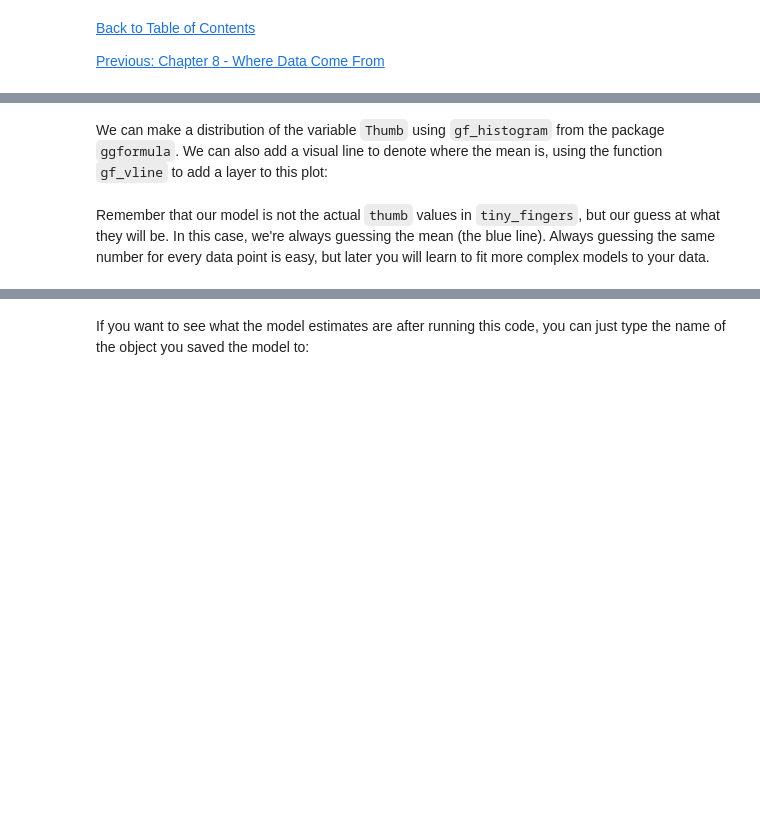
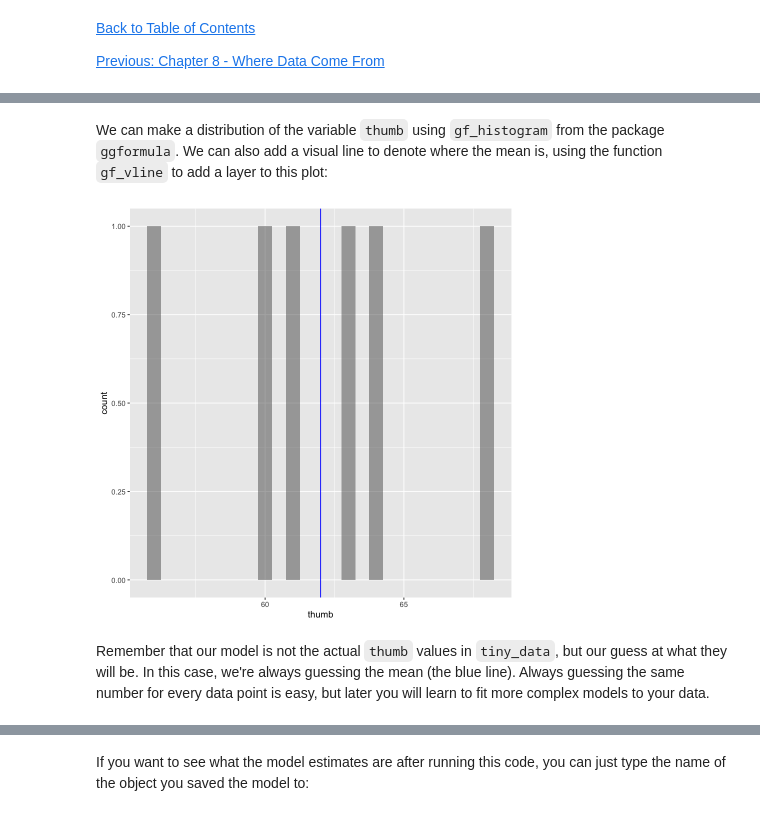
Before and after one commit to smburns47/Psyc158, a Jupyter notebook: chapter-9.ipynb, the cells around one changed output, grey strips where cells are left out. Cells and saved outputs as stored; diff of their text form; code cells hidden in the pictures; blank space fills up the shorter version.

````diff
--- a/chapter-9.ipynb
+++ b/chapter-9.ipynb
@@ -86,5 +132,5 @@ Let’s think this through in the context of students’ thumb lengths. We will
 student_ID <- c(1, 2, 3, 4, 5, 6)
 thumb <- c(56, 60, 61, 63, 64, 68)
 
-tiny_fingers <- data.frame(student_ID, thumb)
-tiny_fingers
+tiny_data <- data.frame(student_ID, thumb)
+tiny_data
@@ -91,8 +147,11 @@ tiny_fingers
 # %% [markdown]
-We can make a distribution of the variable ```Thumb``` using ```gf_histogram``` from the package ```ggformula```. We can also add a visual line to denote where the mean is, using the function ```gf_vline``` to add a layer to this plot:
+We can make a distribution of the variable ```thumb``` using ```gf_histogram``` from the package ```ggformula```. We can also add a visual line to denote where the mean is, using the function ```gf_vline``` to add a layer to this plot:
 # %%
-gf_histogram(~ thumb, data = tiny_fingers) %>% #pipe the base histogram into a layer that adds the mean line
-  gf_vline(., xintercept = mean(tiny_fingers$thumb), color = "blue")
+data_mean <- mean(tiny_data$thumb)
+gf_histogram(~ thumb, data = tiny_data) %>% #pipe the base histogram into a layer that adds the mean line
+  gf_vline(., xintercept = data_mean, color = "blue")
+# %% [output]
+[figure, added]
 # %% [markdown]
-Remember that our model is not the actual ```thumb``` values in ```tiny_fingers```, but our guess at what they will be. In this case, we're always guessing the mean (the blue line). Always guessing the same number for every data point is easy, but later you will learn to fit more complex models to your data.
+Remember that our model is not the actual ```thumb``` values in ```tiny_data```, but our guess at what they will be. In this case, we're always guessing the mean (the blue line). Always guessing the same number for every data point is easy, but later you will learn to fit more complex models to your data.
 # %% [markdown]
````
Also changed, not shown: parts of 17 cells of this notebook, 2 other files.
